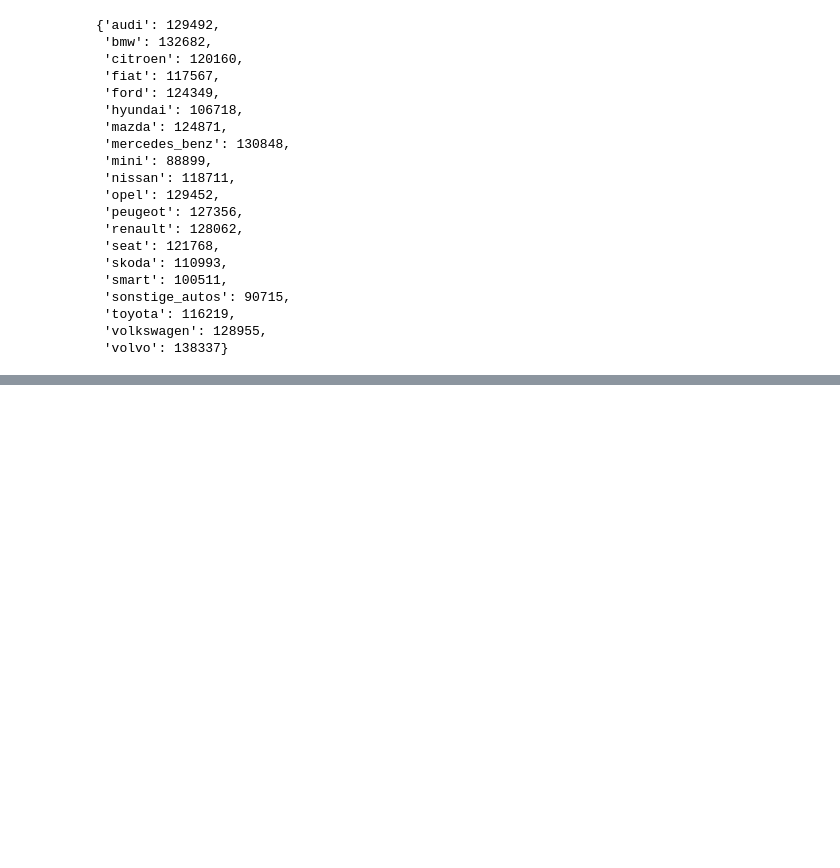
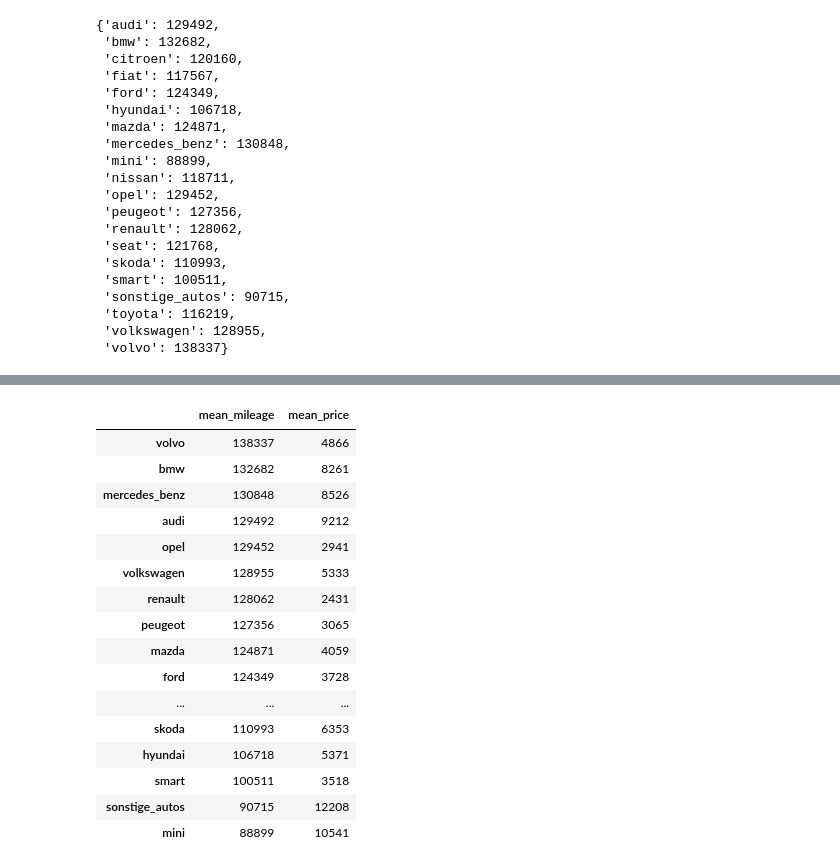
Before and after one commit to ipshitaRB/Clean-Ebay-Car-Sa-les-Data, a Jupyter notebook: Clean_Ebay_Car_Sales_Data.ipynb, the cells around one changed output, grey strips where cells are left out. Cells and saved outputs as stored; diff of their text form; code cells hidden in the pictures; blank space fills up the shorter version.

Commit message:
Aggregate brand price and mileage information

```diff
--- a/Clean_Ebay_Car_Sales_Data.ipynb
+++ b/Clean_Ebay_Car_Sales_Data.ipynb
@@ -614,0 +617,3 @@ mean_mileage_per_brand
+# %%
+mean_price_series = pd.Series(mean_price_per_brand).sort_values(ascending = False)
+mean_price_series
@@ -614,0 +638,3 @@ mean_mileage_per_brand
+# %%
+mean_mileage_series = pd.Series(mean_mileage_per_brand).sort_values(ascending = False)
+mean_mileage_series
@@ -614,0 +659,22 @@ mean_mileage_per_brand
+# %%
+brand_info_df = pd.DataFrame(mean_mileage_series, columns = ["mean_mileage"])
+brand_info_df["mean_price"] = mean_price_series
+brand_info_df
+# %% [output]
+|  | mean_mileage | mean_price |
+| volvo | 138337 | 4866 |
+| bmw | 132682 | 8261 |
+| mercedes_benz | 130848 | 8526 |
+| audi | 129492 | 9212 |
+| opel | 129452 | 2941 |
+| volkswagen | 128955 | 5333 |
+| renault | 128062 | 2431 |
+| peugeot | 127356 | 3065 |
+| mazda | 124871 | 4059 |
+| ford | 124349 | 3728 |
+| ... | ... | ... |
+| skoda | 110993 | 6353 |
+| hyundai | 106718 | 5371 |
+| smart | 100511 | 3518 |
+| sonstige_autos | 90715 | 12208 |
+| mini | 88899 | 10541 |
```
Also changed, not shown: parts of 3 cells of this notebook.
